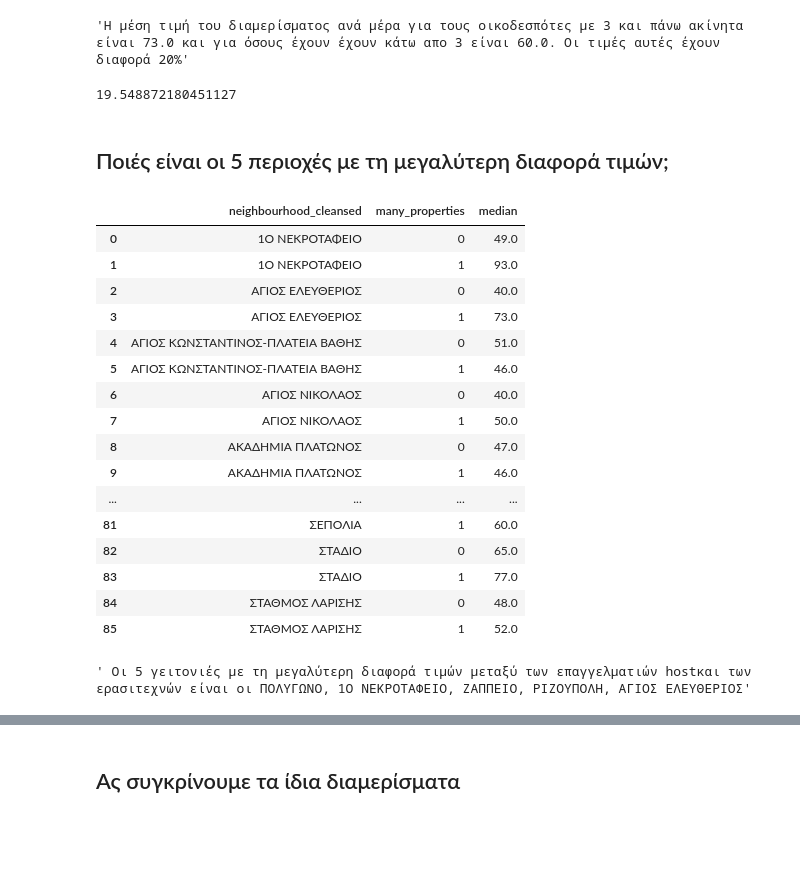
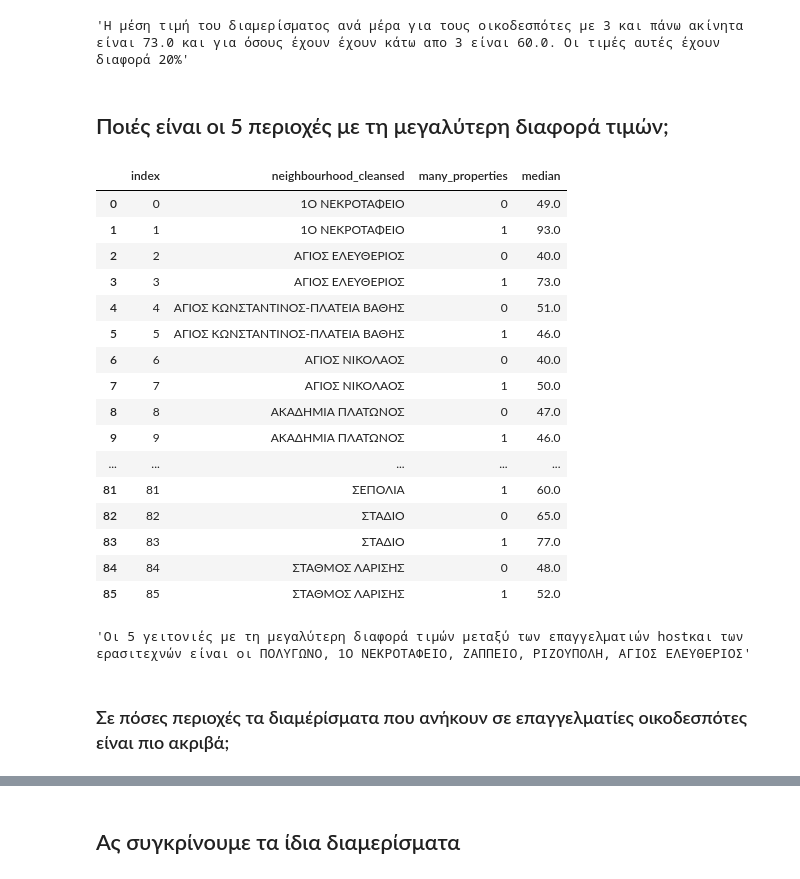
Before and after one commit to ChrysoulaMarinou/airbnb_entrepreneurship, a Jupyter notebook: Airbnb_Analysis.ipynb, the cells around one changed output, grey strips where cells are left out. Saved outputs shown, nothing was run; the diff lists cells and outputs as text; code cells hidden in the pictures; blank space fills up the shorter version.

```diff
--- a/Airbnb_Analysis.ipynb
+++ b/Airbnb_Analysis.ipynb
@@ -235,13 +187,9 @@ ent_house['cleaned_price'] = ent_house['price'].apply(lambda x: correct_prices(x
 # %% [markdown]
 ### Για κάθε περιοχή ξεχωριστά
 # %%
-# The agg() method allows you to apply a function to be executed along one of the axis of the df.
+# ομαδοποίηση με βάση τις στήλες 'neighborhood_cleansed', 'many_properties'
+# και εφαρμόζουμε συγκεντρωτικά τις του μέσου όρου και της διάμεσου στις τιμές που καθαρίσαμε.
 
-# group by the columns 'neighbourhood_cleansed', 'many_properties'
-# and apply aggregatedly the functions of sum, mean and median in the columns I tell you to.
-
-pay=ent_house.groupby(by=['neighbourhood_cleansed', 'many_properties']).agg({
-    'many_properties':'sum',
-    'cleaned_price':['median', 'mean']}).reset_index()
-pay
+price_per_night_area=ent_house.groupby(by=['neighbourhood_cleansed', 'many_properties'])['cleaned_price'].agg(['median', 'mean']).reset_index()
+price_per_night_area
 # %% [output]
@@ -296,35 +246,28 @@ text= f'Η μέση τιμή του διαμερίσματος ανά μέρα
 text
 # %% [output]
 'Η μέση τιμή του διαμερίσματος ανά μέρα για τους οικοδεσπότες με 3 και πάνω ακίνητα είναι 73.0 και για όσους έχουν έχουν κάτω απο 3 είναι 60.0. Οι τιμές αυτές έχουν διαφορά 20%'
-# %%
-# Ποσοστιαία διαφορά
-# |(A-B)|/((A + B)/2)%
-
-precentage_difference=((prof_hosts-amateur_hosts)/((prof_hosts+amateur_hosts)/2))*100
-precentage_difference
-# %% [output]
-19.548872180451127
 # %% [markdown]
 ## Ποιές είναι οι 5 περιοχές με τη μεγαλύτερη διαφορά τιμών;
 # %%
-pay=ent_house.groupby(by=['neighbourhood_cleansed', 'many_properties'])['cleaned_price'].agg(['median']).reset_index().copy()
-pay
+# κρατάμε το median των τιμών ανά περιοχή
+price_per_night_area_med= price_per_night_area[['neighbourhood_cleansed','many_properties','median']].reset_index().copy()
+price_per_night_area_med
 # %% [output]
-|  | neighbourhood_cleansed | many_properties | median |
-| 0 | 1Ο ΝΕΚΡΟΤΑΦΕΙΟ | 0 | 49.0 |
-| 1 | 1Ο ΝΕΚΡΟΤΑΦΕΙΟ | 1 | 93.0 |
-| 2 | ΑΓΙΟΣ ΕΛΕΥΘΕΡΙΟΣ | 0 | 40.0 |
-| 3 | ΑΓΙΟΣ ΕΛΕΥΘΕΡΙΟΣ | 1 | 73.0 |
-| 4 | ΑΓΙΟΣ ΚΩΝΣΤΑΝΤΙΝΟΣ-ΠΛΑΤΕΙΑ ΒΑΘΗΣ | 0 | 51.0 |
-| 5 | ΑΓΙΟΣ ΚΩΝΣΤΑΝΤΙΝΟΣ-ΠΛΑΤΕΙΑ ΒΑΘΗΣ | 1 | 46.0 |
-| 6 | ΑΓΙΟΣ ΝΙΚΟΛΑΟΣ | 0 | 40.0 |
-| 7 | ΑΓΙΟΣ ΝΙΚΟΛΑΟΣ | 1 | 50.0 |
-| 8 | ΑΚΑΔΗΜΙΑ ΠΛΑΤΩΝΟΣ | 0 | 47.0 |
-| 9 | ΑΚΑΔΗΜΙΑ ΠΛΑΤΩΝΟΣ | 1 | 46.0 |
-| ... | ... | ... | ... |
-| 81 | ΣΕΠΟΛΙΑ | 1 | 60.0 |
-| 82 | ΣΤΑΔΙΟ | 0 | 65.0 |
-| 83 | ΣΤΑΔΙΟ | 1 | 77.0 |
-| 84 | ΣΤΑΘΜΟΣ ΛΑΡΙΣΗΣ | 0 | 48.0 |
-| 85 | ΣΤΑΘΜΟΣ ΛΑΡΙΣΗΣ | 1 | 52.0 |
+|  | index | neighbourhood_cleansed | many_properties | median |
+| 0 | 0 | 1Ο ΝΕΚΡΟΤΑΦΕΙΟ | 0 | 49.0 |
+| 1 | 1 | 1Ο ΝΕΚΡΟΤΑΦΕΙΟ | 1 | 93.0 |
+| 2 | 2 | ΑΓΙΟΣ ΕΛΕΥΘΕΡΙΟΣ | 0 | 40.0 |
+| 3 | 3 | ΑΓΙΟΣ ΕΛΕΥΘΕΡΙΟΣ | 1 | 73.0 |
+| 4 | 4 | ΑΓΙΟΣ ΚΩΝΣΤΑΝΤΙΝΟΣ-ΠΛΑΤΕΙΑ ΒΑΘΗΣ | 0 | 51.0 |
+| 5 | 5 | ΑΓΙΟΣ ΚΩΝΣΤΑΝΤΙΝΟΣ-ΠΛΑΤΕΙΑ ΒΑΘΗΣ | 1 | 46.0 |
+| 6 | 6 | ΑΓΙΟΣ ΝΙΚΟΛΑΟΣ | 0 | 40.0 |
+| 7 | 7 | ΑΓΙΟΣ ΝΙΚΟΛΑΟΣ | 1 | 50.0 |
+| 8 | 8 | ΑΚΑΔΗΜΙΑ ΠΛΑΤΩΝΟΣ | 0 | 47.0 |
+| 9 | 9 | ΑΚΑΔΗΜΙΑ ΠΛΑΤΩΝΟΣ | 1 | 46.0 |
+| ... | ... | ... | ... | ... |
+| 81 | 81 | ΣΕΠΟΛΙΑ | 1 | 60.0 |
+| 82 | 82 | ΣΤΑΔΙΟ | 0 | 65.0 |
+| 83 | 83 | ΣΤΑΔΙΟ | 1 | 77.0 |
+| 84 | 84 | ΣΤΑΘΜΟΣ ΛΑΡΙΣΗΣ | 0 | 48.0 |
+| 85 | 85 | ΣΤΑΘΜΟΣ ΛΑΡΙΣΗΣ | 1 | 52.0 |
 # %%
@@ -338,9 +282,11 @@ pay_comp = pay_comp.sort_values(by='price_difference', ascending=False).reset_in
 # %%
-blah= ', '.join(pay_comp['neighbourhood_cleansed'].loc[:4].tolist())
+areas_greatest_price_dif= ', '.join(pay_comp['neighbourhood_cleansed'].loc[:4].tolist())
 
-text= f' Οι 5 γειτονιές με τη μεγαλύτερη διαφορά τιμών μεταξύ των επαγγελματιών host\
-και των ερασιτεχνών είναι οι {blah}'
+text= f'Οι 5 γειτονιές με τη μεγαλύτερη διαφορά τιμών μεταξύ των επαγγελματιών host\
+και των ερασιτεχνών είναι οι {areas_greatest_price_dif}'
 text
 # %% [output]
-' Οι 5 γειτονιές με τη μεγαλύτερη διαφορά τιμών μεταξύ των επαγγελματιών hostκαι των ερασιτεχνών είναι οι ΠΟΛΥΓΩΝΟ, 1Ο ΝΕΚΡΟΤΑΦΕΙΟ, ΖΑΠΠΕΙΟ, ΡΙΖΟΥΠΟΛΗ, ΑΓΙΟΣ ΕΛΕΥΘΕΡΙΟΣ'
+'Οι 5 γειτονιές με τη μεγαλύτερη διαφορά τιμών μεταξύ των επαγγελματιών hostκαι των ερασιτεχνών είναι οι ΠΟΛΥΓΩΝΟ, 1Ο ΝΕΚΡΟΤΑΦΕΙΟ, ΖΑΠΠΕΙΟ, ΡΙΖΟΥΠΟΛΗ, ΑΓΙΟΣ ΕΛΕΥΘΕΡΙΟΣ'
+# %% [markdown]
+### Σε πόσες περιοχές τα διαμέρίσματα που ανήκουν σε επαγγελματίες οικοδεσπότες είναι πιο ακριβά;
 # %%
```
Also changed, not shown: parts of 49 cells of this notebook.
